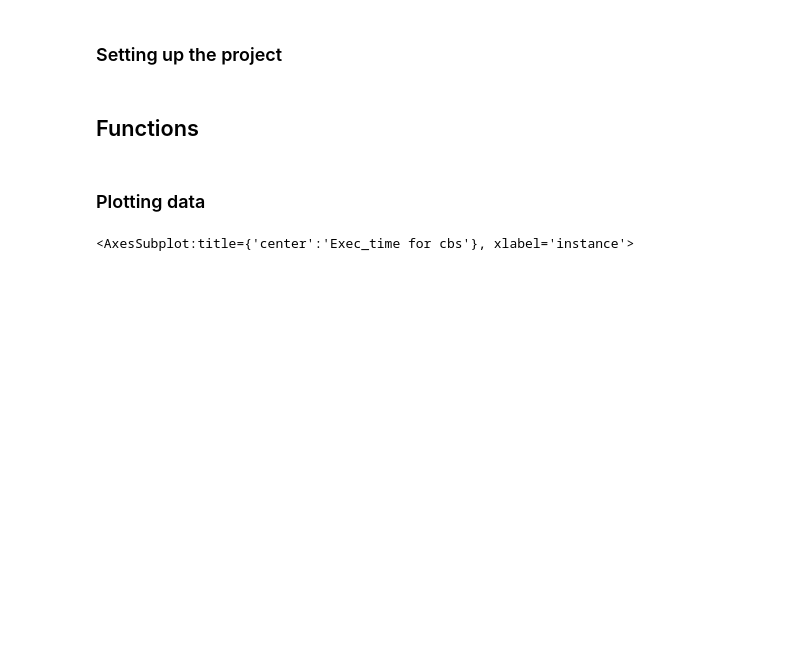
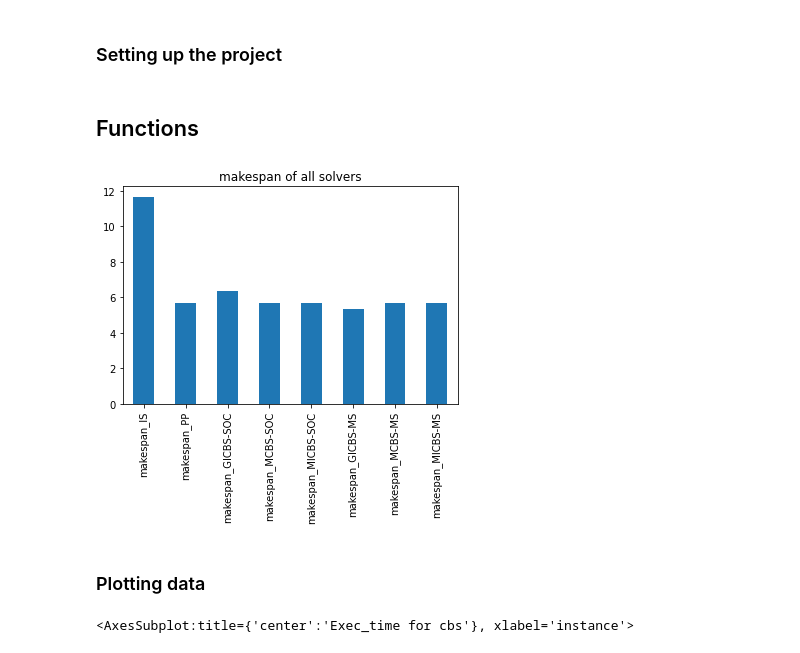
Before and after one commit to PaulRaatschen/Plan-Merging-Project-Sauerbrei-Raatschen, a Jupyter notebook: solvers/benchmark-data/Benchmark-Notebook.ipynb, the cells around one changed output. Cells and saved outputs as stored; diff of their text form; code cells hidden in the pictures; blank space fills up the shorter version.

```diff
--- a/solvers/benchmark-data/Benchmark-Notebook.ipynb
+++ b/solvers/benchmark-data/Benchmark-Notebook.ipynb
@@ -63,7 +63,9 @@ def plotInstance(instanceName : str, df : pd.DataFrame,dataToPlot :str):
         if(filterSolved): newdf = newdf[newdf['satisfied'+"_"+i] == True]
         keyTable.append(dataToPlot+"_"+i)
 
-    ax = newdf[keyTable].plot.bar(title = dataToPlot+' of all solvers')
+
+
+    ax = newdf[keyTable].mean().plot.bar(title = dataToPlot+' of all solvers')
 
 
 def averageValue(instanceName : str,solverName : str, df : pd.DataFrame,dataToPlot: str, iterationNumber = -1):
@@ -99,36 +101,37 @@ def plotScale(instanceName : str, df : pd.DataFrame, dataToPlot: str):
 
     allResults = []
 
     for solver in allSolver:
         solverResult = pd.DataFrame(columns = ['iteration','avg_'+dataToPlot])
-        numberOfIterations = len(newdf.filter(like = instanceName,axis = 0)) // len(newdf.filter(like = instanceName+"1.",axis = 0))
-        for i in range(1,numberOfIterations+2):
+        for i in range(1,20):
             avg_value = averageValue(instanceName,solver, newdf,dataToPlot, iterationNumber = i)
             if(avg_value == 0): continue
             solverResult = solverResult.append(pd.DataFrame({'iteration':[i],'avg_'+dataToPlot:[avg_value]}),ignore_index=True)
         allResults.append(solverResult)
 
     ax = allResults[0].plot(x='iteration',y='avg_'+dataToPlot,label=allSolver[0])
 
     for dataNumber in range(1,len(allResults)):
         allResults[dataNumber].plot(ax=ax,x='iteration',y='avg_'+dataToPlot,label=allSolver[dataNumber],figsize=(10,4))
     ax.set_ylabel("Average " + dataToPlot + " value")
     ax.set_title(instanceName)
 
 
     return ax
 
 
 
 
-#plotInstance("X5Y5R5RB5", combineddf,"makespan")
+plotInstance("X5Y5R5RB5", combineddf,"makespan")
 #print(averageValue("X3Y3R","IS", combineddf,"exec_time", iterationNumber = 1))
 #filterSolved = False
 #dataOfThePlot = plotScale("X5Y5R5RB",combineddf, "exec_time")
 #dataOfThePlot.set_ylim([0, 7])
 #filterSolved = False
 #dataOfThePlot = plotScale("X5Y5R5RB",combineddf, "satisfied")
 #averageValue("X5Y5R5RB","CBS-SOC", combineddf,"satisfied")
+# %% [output]
+[figure, added]
 # %%
 def plotAverageInstance(instanceName, df, dataToPlot):
     filtereddf = df.filter(like = instanceName, axis = 0)
```
Also changed, not shown: parts of 5 cells of this notebook, 28 other files.
